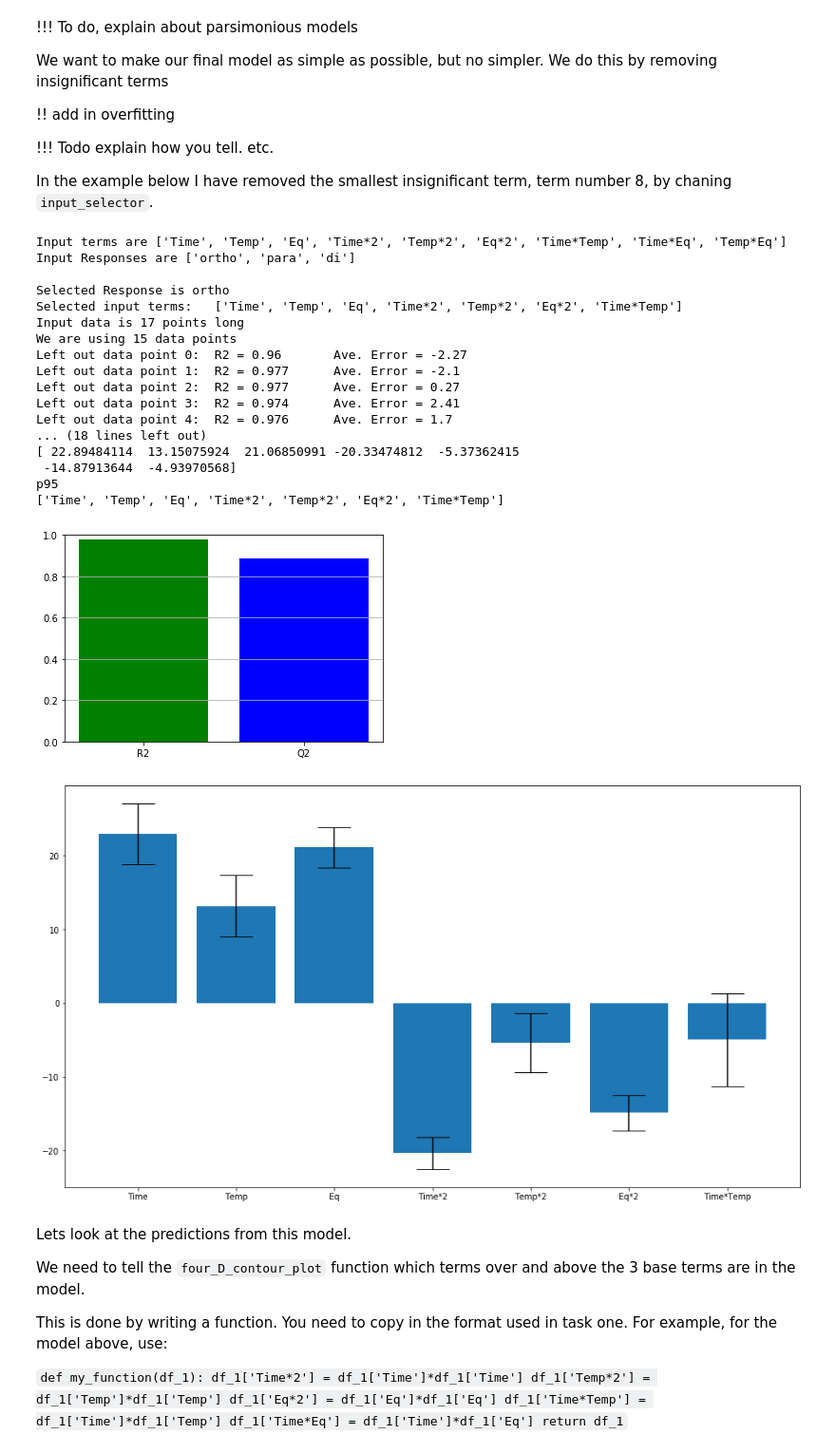
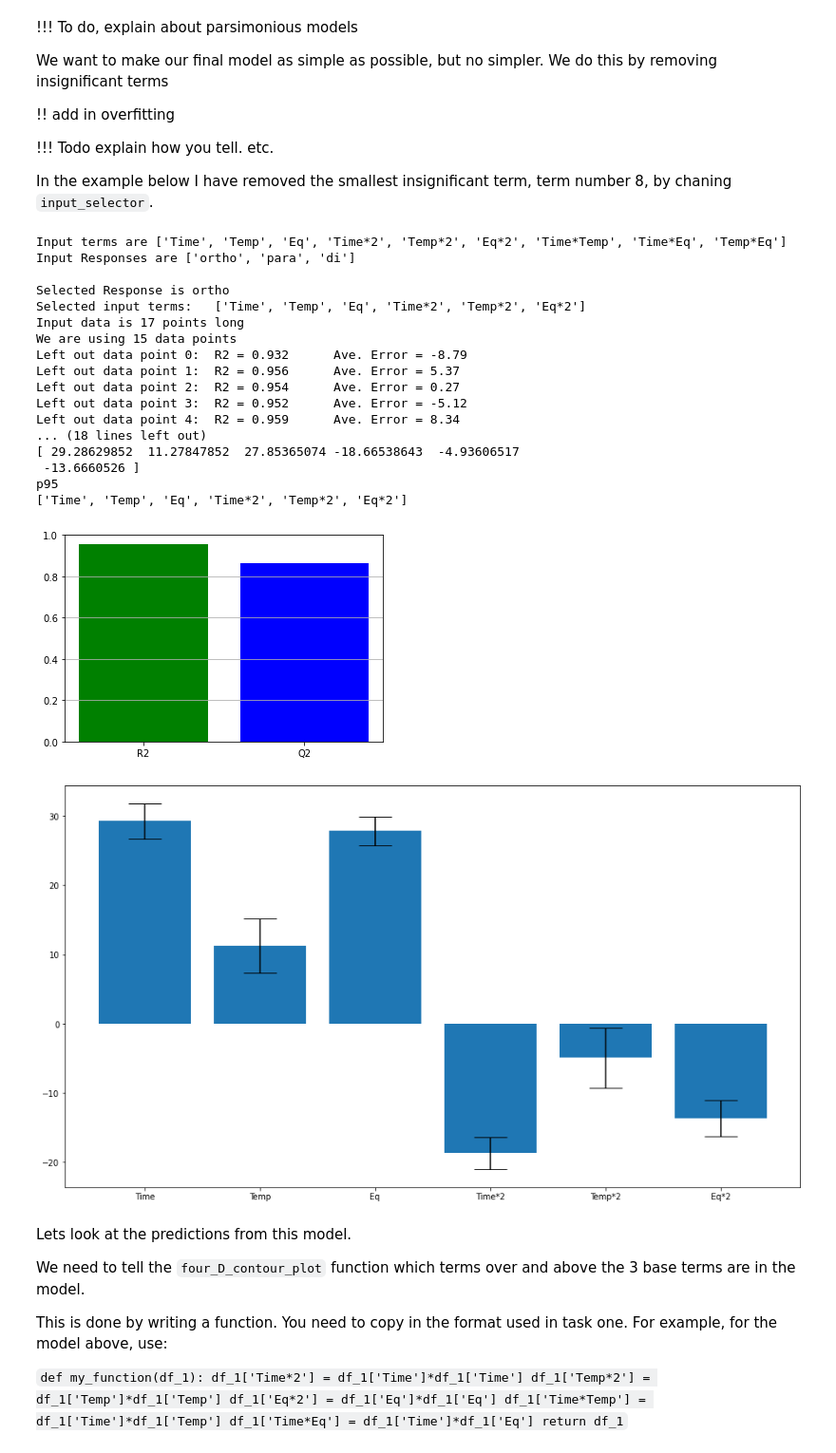
Before and after one commit to ellagale/doenut, a Jupyter notebook: Design of Experiments for Flow Chemistry (full version).ipynb, the cells around one changed output. Shown at 95% size. Cells and saved outputs as stored; diff of their text form; code cells hidden in the pictures.

```diff
--- a/Design of Experiments for Flow Chemistry (full version).ipynb
+++ b/Design of Experiments for Flow Chemistry (full version).ipynb
@@ -418,32 +418,32 @@ In the example below I have removed the smallest insignificant term, term number
 # %%
 this_model, R2, temp_tuple = doenut.calulate_R2_and_Q2_for_models(
                         inputs,
                         responses,
-                        input_selector=[0,1,2,3,4,5,6],
+                        input_selector=[0,1,2,3,4,5],
                         response_selector=[0],
                         use_scaled_inputs=True,
                         do_scaling_here=True)
 new_model, predictions, ground_truth, coeffs, R2s, R2, Q2 = temp_tuple
 # %% [output]
 Input terms are ['Time', 'Temp', 'Eq', 'Time*2', 'Temp*2', 'Eq*2', 'Time*Temp', 'Time*Eq', 'Temp*Eq']
 Input Responses are ['ortho', 'para', 'di']
 
 Selected Response is ortho
-Selected input terms:   ['Time', 'Temp', 'Eq', 'Time*2', 'Temp*2', 'Eq*2', 'Time*Temp']
+Selected input terms:   ['Time', 'Temp', 'Eq', 'Time*2', 'Temp*2', 'Eq*2']
 Input data is 17 points long
 We are using 15 data points
-Left out data point 0:  R2 = 0.96       Ave. Error = -2.27
-Left out data point 1:  R2 = 0.977      Ave. Error = -2.1
-Left out data point 2:  R2 = 0.977      Ave. Error = 0.27
-Left out data point 3:  R2 = 0.974      Ave. Error = 2.41
-Left out data point 4:  R2 = 0.976      Ave. Error = 1.7
+Left out data point 0:  R2 = 0.932      Ave. Error = -8.79
+Left out data point 1:  R2 = 0.956      Ave. Error = 5.37
+Left out data point 2:  R2 = 0.954      Ave. Error = 0.27
+Left out data point 3:  R2 = 0.952      Ave. Error = -5.12
+Left out data point 4:  R2 = 0.959      Ave. Error = 8.34
 ... (18 lines left out)
-[ 22.89484114  13.15075924  21.06850991 -20.33474812  -5.37362415
- -14.87913644  -4.93970568]
+[ 29.28629852  11.27847852  27.85365074 -18.66538643  -4.93606517
+ -13.6660526 ]
 p95
-['Time', 'Temp', 'Eq', 'Time*2', 'Temp*2', 'Eq*2', 'Time*Temp']
+['Time', 'Temp', 'Eq', 'Time*2', 'Temp*2', 'Eq*2']
-[figure, old version]
+[figure, new version]
-[figure, old version]
+[figure, new version]
 # %% [markdown]
 Lets look at the predictions from this model.
 
```
Also changed, not shown: parts of 13 cells of this notebook, 2 other files.
